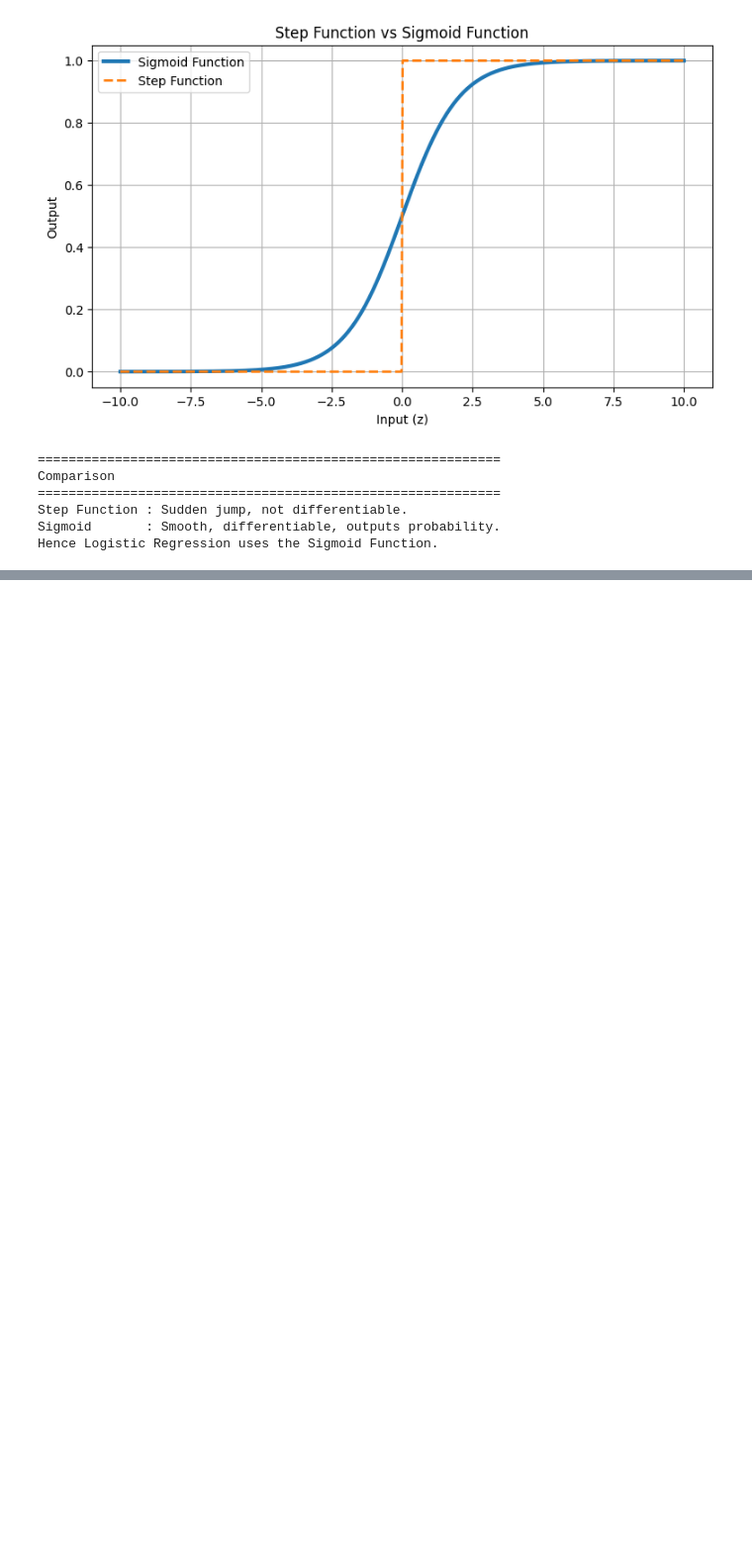
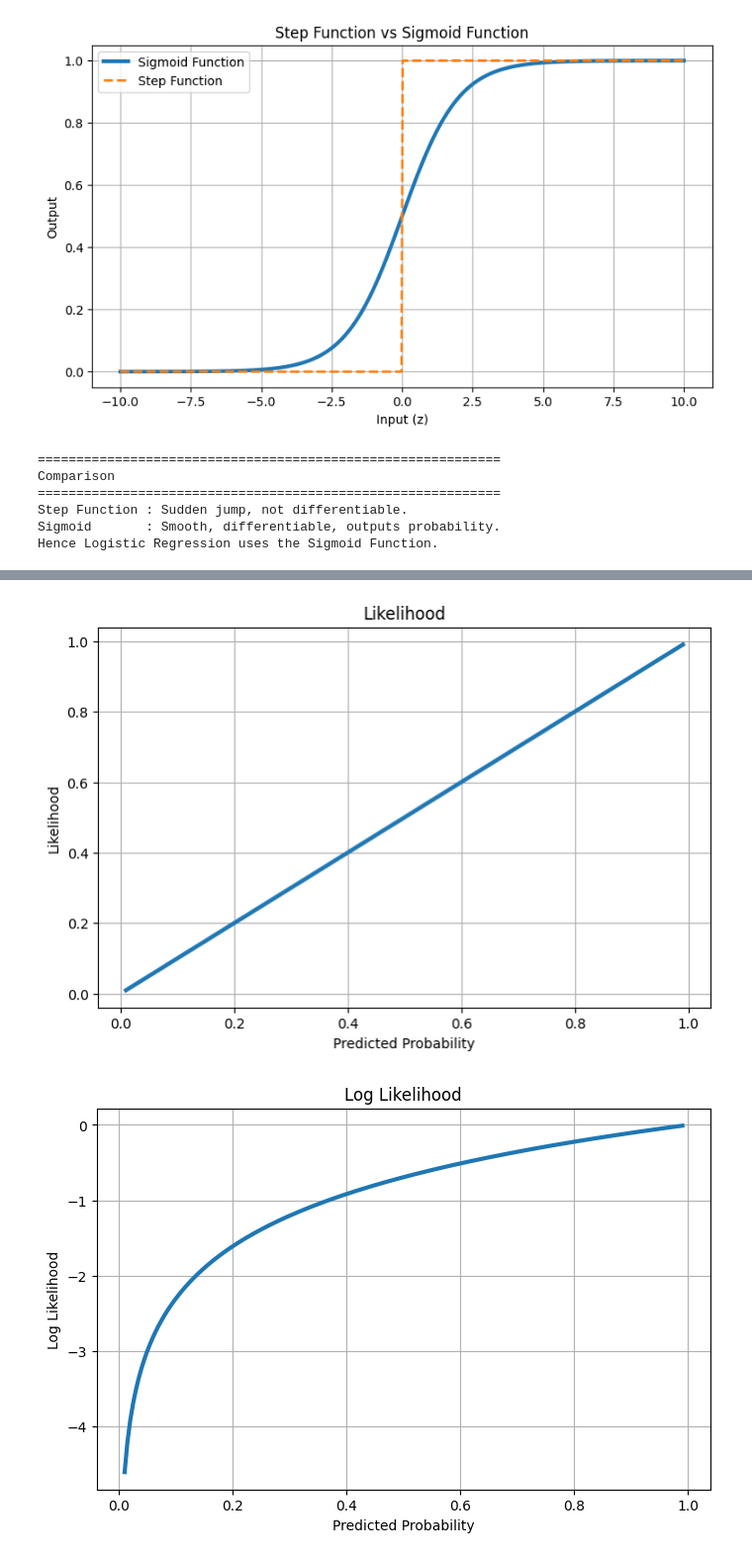
Before and after one commit to TARUN-85/Mission_AI_ML_Pro_Learning, a Jupyter notebook: MY_PROJECTS_AI_ML/PythonFiles/ML_LEARNING/LOGISTIC_REGRESSION.ipynb, the cells around one changed output, grey strips where cells are left out. Shown at 99% size. Drawn from its saved outputs; the diff is of its cells as text; code cells hidden in the pictures; blank space fills up the shorter version.

```diff
--- a/MY_PROJECTS_AI_ML/PythonFiles/ML_LEARNING/LOGISTIC_REGRESSION.ipynb
+++ b/MY_PROJECTS_AI_ML/PythonFiles/ML_LEARNING/LOGISTIC_REGRESSION.ipynb
@@ -3890,0 +5192,34 @@ Hence Logistic Regression uses the Sigmoid Function.
+# %%
+"""
+Likelihood vs Log Likelihood
+"""
+
+import numpy as np
+import matplotlib.pyplot as plt
+
+# Simulated probabilities
+p = np.linspace(0.01, 0.99, 200)
+
+likelihood = p
+log_likelihood = np.log(p)
+
+# Likelihood
+plt.figure(figsize=(8,5))
+plt.plot(p, likelihood, linewidth=3)
+plt.title("Likelihood")
+plt.xlabel("Predicted Probability")
+plt.ylabel("Likelihood")
+plt.grid(True)
+plt.show()
+
+# Log Likelihood
+plt.figure(figsize=(8,5))
+plt.plot(p, log_likelihood, linewidth=3)
+plt.title("Log Likelihood")
+plt.xlabel("Predicted Probability")
+plt.ylabel("Log Likelihood")
+plt.grid(True)
+plt.show()
+# %% [output]
+[figure, added]
+[figure, added]
```
Also changed, not shown: parts of 91 cells of this notebook.
